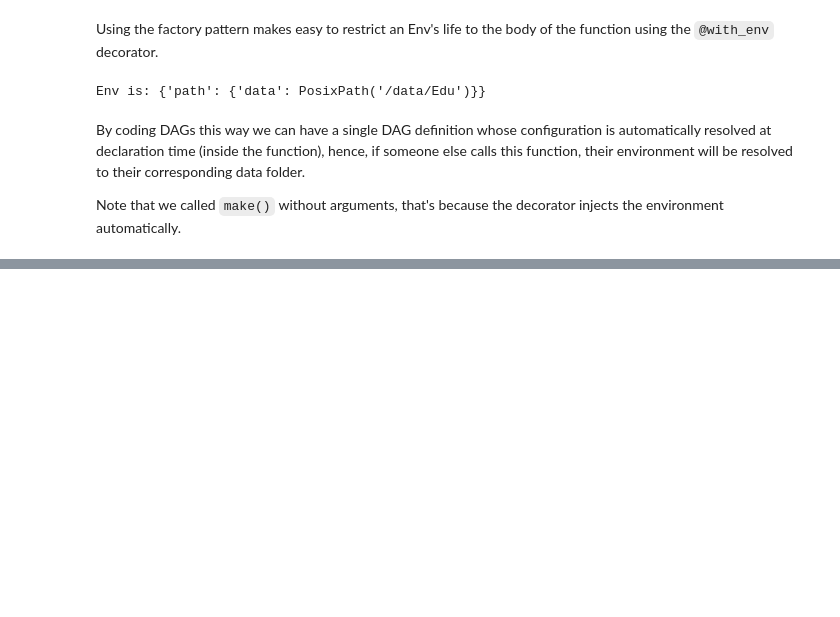
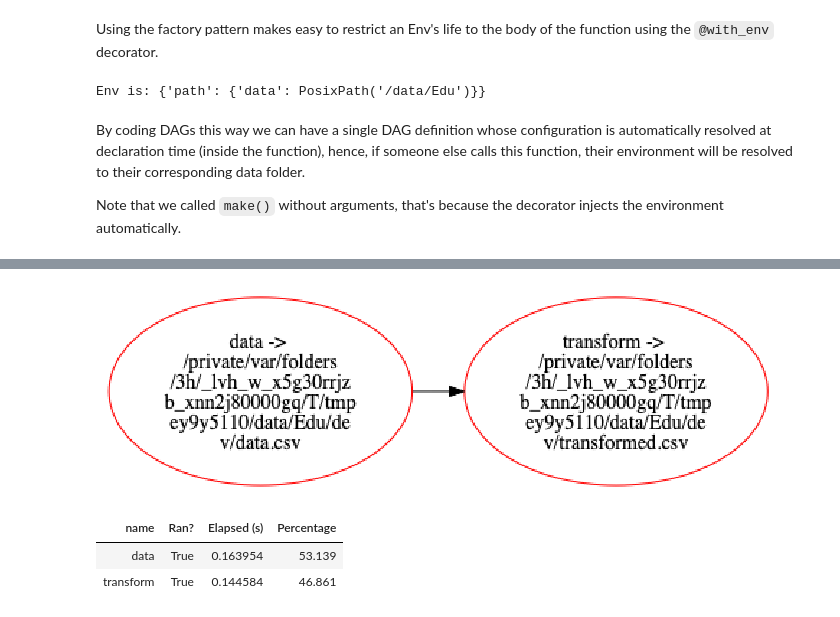
Before and after one commit to ploomber/ploomber, a Jupyter notebook: doc/guide/env.ipynb, the cells around one changed output, grey strips where cells are left out. Cells and saved outputs as stored; diff of their text form; code cells hidden in the pictures; blank space fills up the shorter version.

```diff
--- a/doc/guide/env.ipynb
+++ b/doc/guide/env.ipynb
@@ -167,0 +308,3 @@ only one env at at ime, explain why
+# %%
+dag = main.make()
+dag.status()
@@ -167,0 +315,10 @@ only one env at at ime, explain why
+# %%
+_ = dag.plot(output='matplotlib')
+# %% [output]
+[figure, added]
+# %%
+dag.build(force=True)
+# %% [output]
+| name | Ran? | Elapsed (s) | Percentage |
+| data | True | 0.163954 | 53.139 |
+| transform | True | 0.144584 | 46.861 |
```
Also changed, not shown: parts of 24 cells of this notebook, 4 other files.
